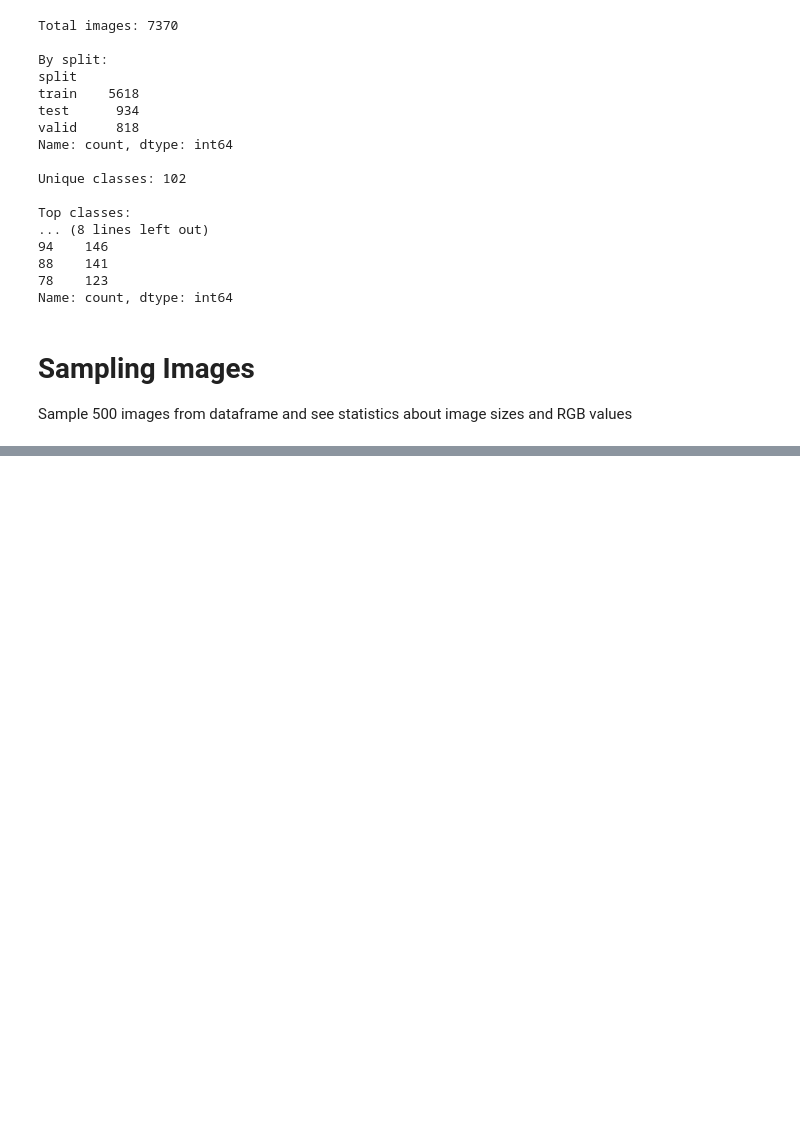
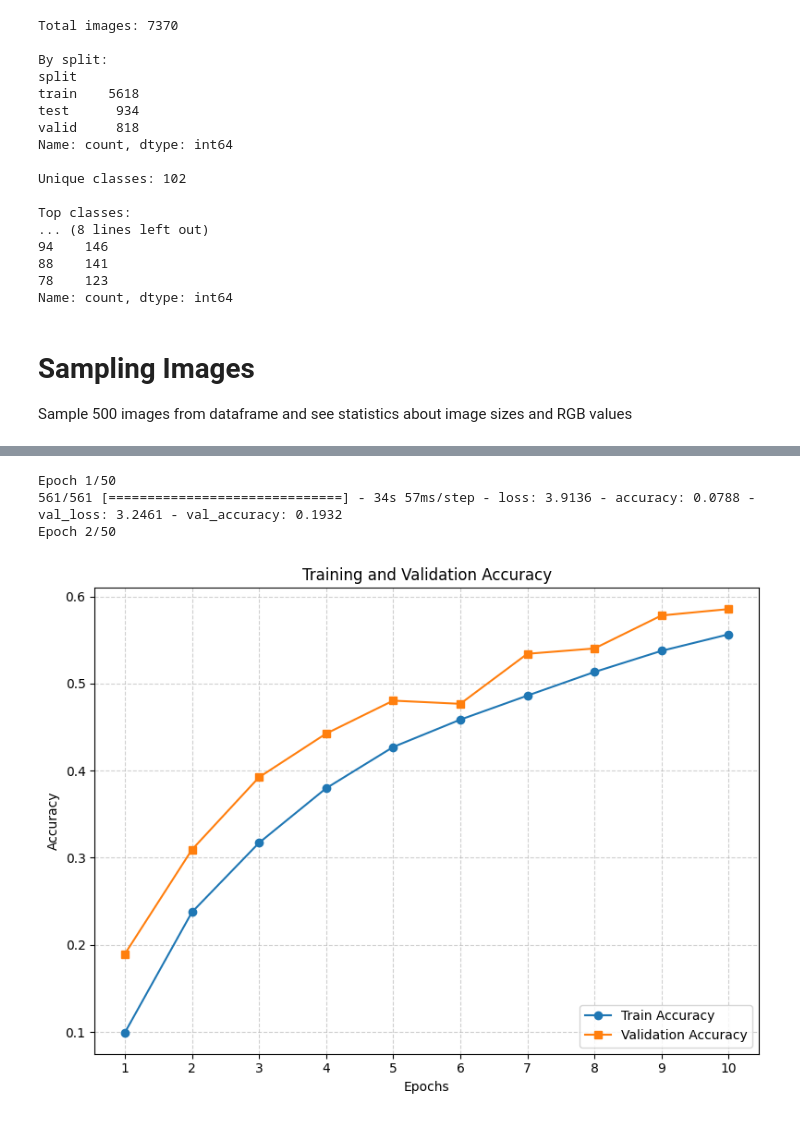
Before and after one commit to MAzharAR03/MachineLearningAssignment, a Jupyter notebook: Main/MachineLearningAssignment.ipynb, the cells around one changed output, grey strips where cells are left out. Drawn from its saved outputs; the diff is of its cells as text; code cells hidden in the pictures; blank space fills up the shorter version.

```diff
--- a/Main/MachineLearningAssignment.ipynb
+++ b/Main/MachineLearningAssignment.ipynb
@@ -493,3 +552,6 @@ y_val_cat = to_categorical(y_val, num_classes=num_classes)
+# %%
+X_val, y_val_cat, val_label_map = load_images_from_folders(valid_path)
+X_test, y_test_cat, test_label_map = load_images_from_folders(test_path)
 # %%
 img_size = (64,64)
 batch_size = 32
@@ -524,0 +581,9 @@ print(val_generator.class_indices)
+# %%
+val_datagen = ImageDataGenerator()
+
+val_generator = val_datagen.flow(
+    X_val,
+    y_val_cat,
+    batch_size=batch_size,
+    shuffle=False
+)
@@ -548,7 +621,11 @@ model.compile(
 # %%
 history = model.fit(
     train_generator_bal,
-    validation_data=(X_val, y_val_cat),
+    validation_data=val_generator,
     epochs=50,
     steps_per_epoch=len(train_generator_bal)
 )
+# %% [output]
+Epoch 1/50
+561/561 [==============================] - 34s 57ms/step - loss: 3.9136 - accuracy: 0.0788 - val_loss: 3.2461 - val_accuracy: 0.1932
+Epoch 2/50
@@ -554,0 +652,17 @@ history = model.fit(
+# %%
+epochs = range(1,len(history.history['accuracy'])+1)
+
+plt.figure(figsize=(8,6))
+plt.plot(epochs,history.history['accuracy'], marker = 'o', label = 'Train Accuracy')
+plt.plot(epochs, history.history['val_accuracy'],marker = 's', label = 'Validation Accuracy')
+plt.title('Training and Validation Accuracy')
+plt.xlabel('Epochs')
+plt.xticks(epochs)
+plt.ylabel('Accuracy')
+plt.legend(loc = 'lower right')
+
+plt.grid(True, linestyle = '--', alpha = 0.6)
+plt.tight_layout()
+plt.show()
+# %% [output]
+[figure, added]
```
Also changed, not shown: parts of 20 cells of this notebook.
